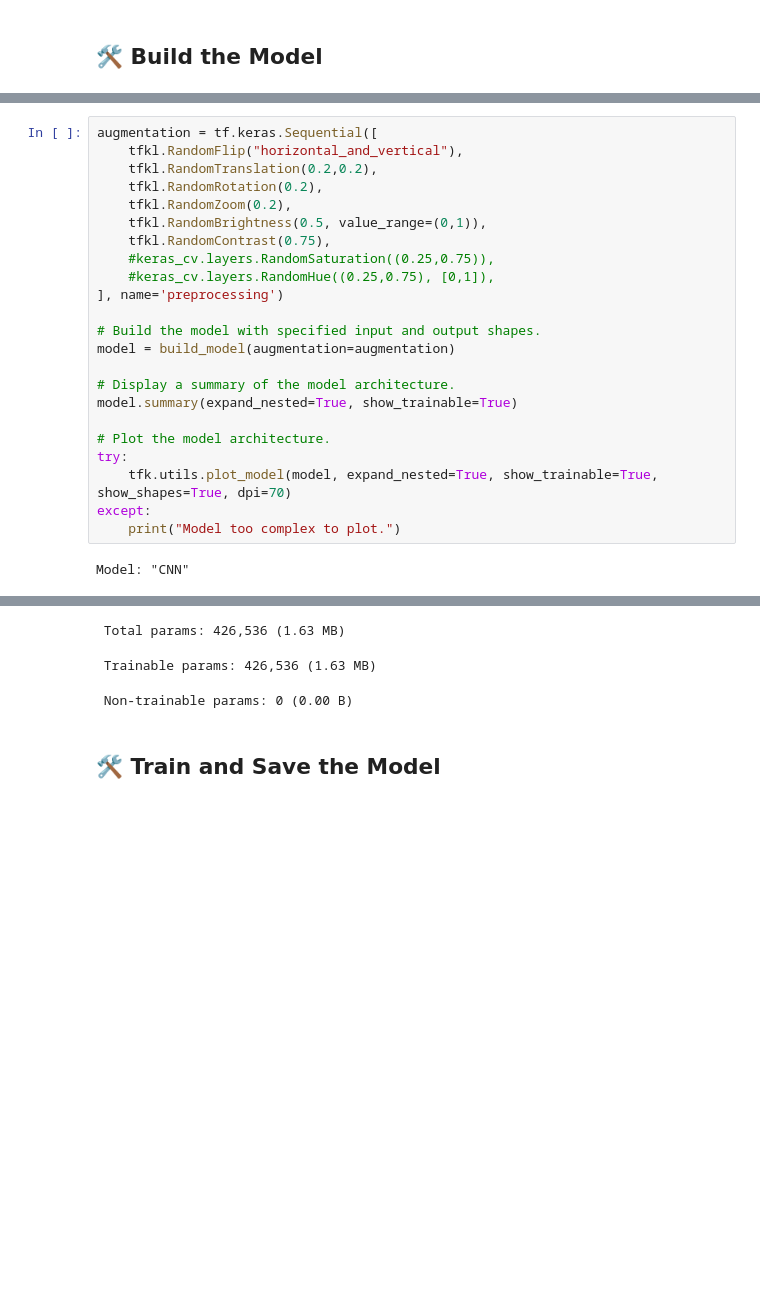
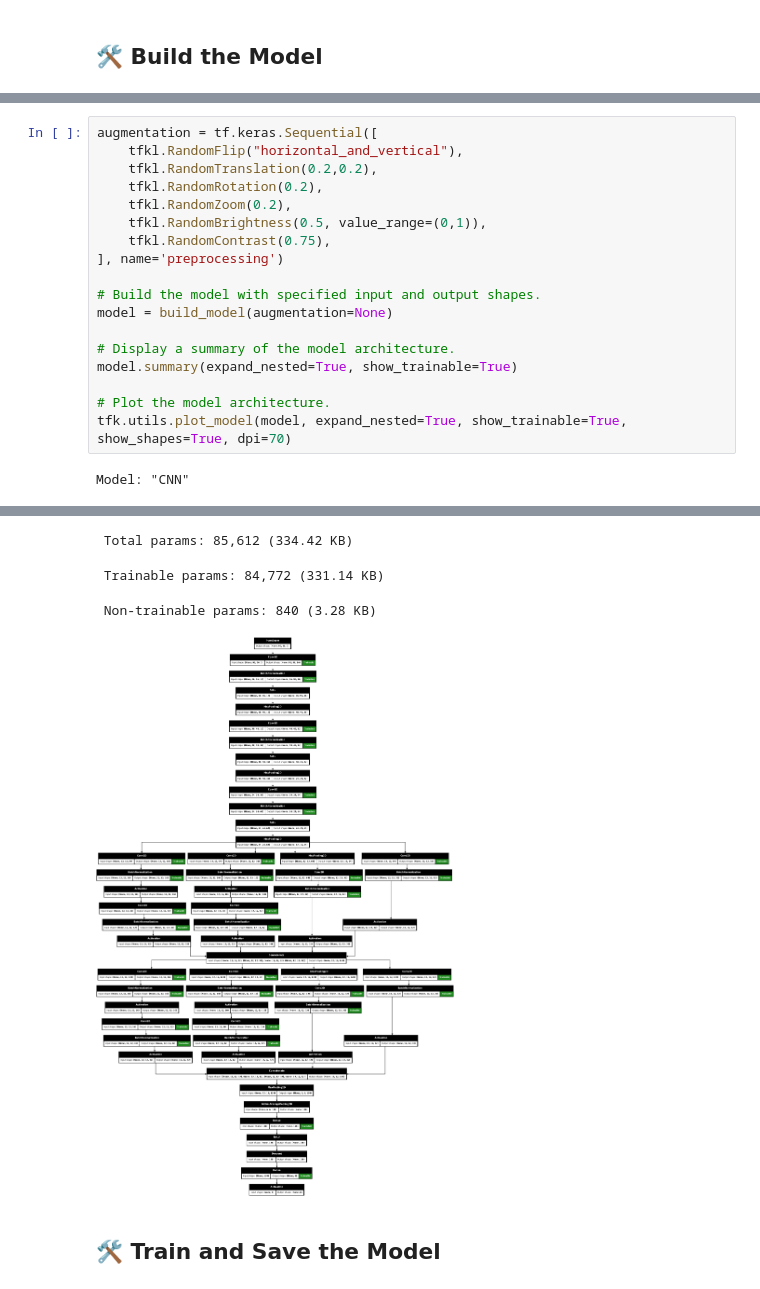
Before and after one commit to FrancescoPesce/an2dl-homework-1, a Jupyter notebook: notebook.ipynb, the cells around one changed output, grey strips where cells are left out. Saved outputs shown, nothing was run; the diff lists cells and outputs as text; blank space fills up the shorter version.

```diff
--- a/notebook.ipynb
+++ b/notebook.ipynb
@@ -456,20 +455,15 @@ augmentation = tf.keras.Sequential([
     tfkl.RandomZoom(0.2),
     tfkl.RandomBrightness(0.5, value_range=(0,1)),
     tfkl.RandomContrast(0.75),
-    #keras_cv.layers.RandomSaturation((0.25,0.75)),
-    #keras_cv.layers.RandomHue((0.25,0.75), [0,1]),
 ], name='preprocessing')
 
 # Build the model with specified input and output shapes.
-model = build_model(augmentation=augmentation)
+model = build_model(augmentation=None)
 
 # Display a summary of the model architecture.
 model.summary(expand_nested=True, show_trainable=True)
 
 # Plot the model architecture.
-try:
-    tfk.utils.plot_model(model, expand_nested=True, show_trainable=True, show_shapes=True, dpi=70)
-except:
-    print("Model too complex to plot.")
+tfk.utils.plot_model(model, expand_nested=True, show_trainable=True, show_shapes=True, dpi=70)
 # %% [output]
 Model: "CNN"
@@ -493,6 +487,7 @@ Model: "CNN"
- Total params: 426,536 (1.63 MB)
+ Total params: 85,612 (334.42 KB)
- Trainable params: 426,536 (1.63 MB)
+ Trainable params: 84,772 (331.14 KB)
- Non-trainable params: 0 (0.00 B)
+ Non-trainable params: 840 (3.28 KB)
+[figure, added]
 # %% [markdown]
 ## 🛠️ Train and Save the Model
 # %%
```
Also changed, not shown: parts of 24 cells of this notebook.
